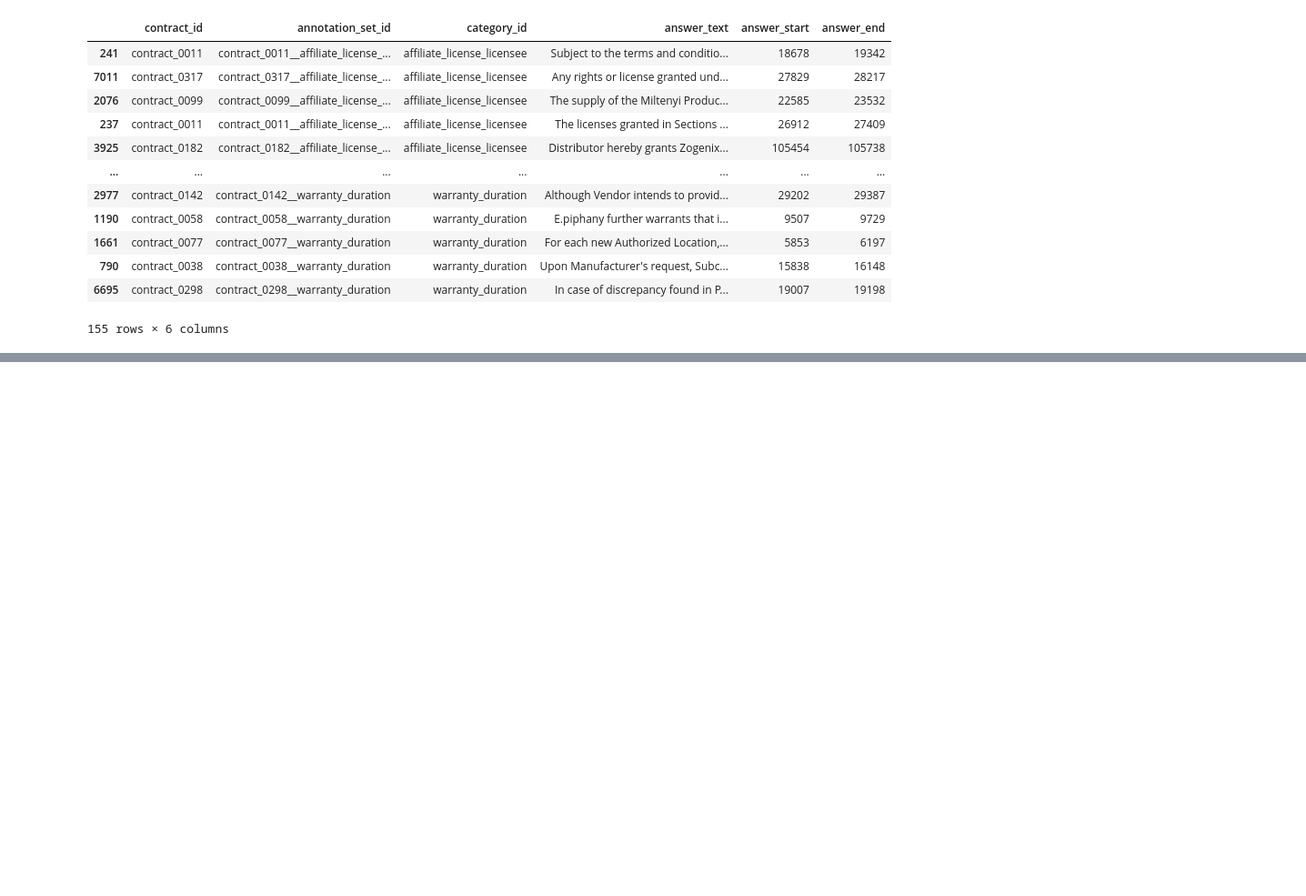
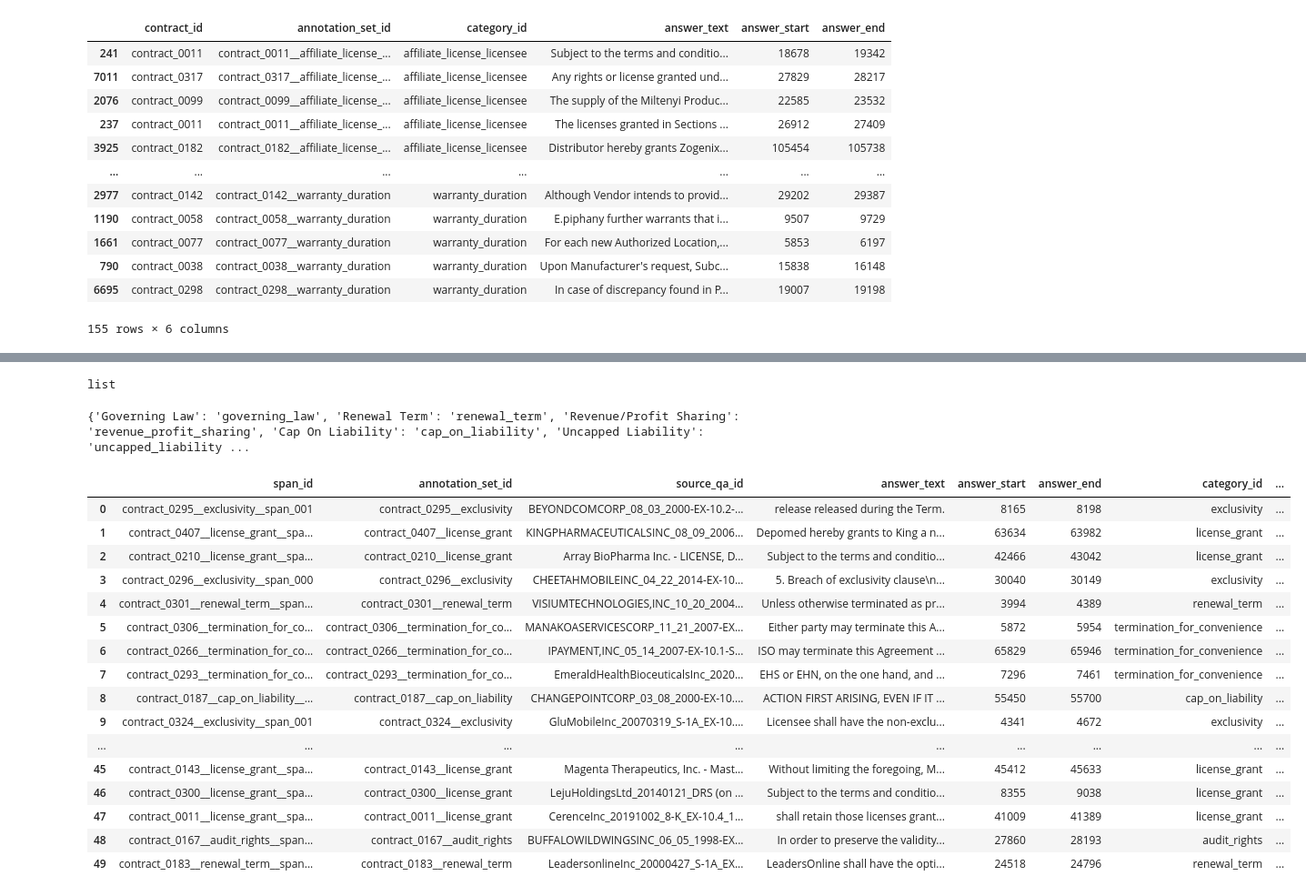
Before and after one commit to Break-Through-Tech/Accenture-1O-contract-review-challenge, a Jupyter notebook: notebooks/task7_build_categories.ipynb, the cells around one changed output, grey strips where cells are left out. Shown at 91% size. Saved outputs shown, nothing was run; the diff lists cells and outputs as text; code cells hidden in the pictures; blank space fills up the shorter version.

```diff
--- a/notebooks/task7_build_categories.ipynb
+++ b/notebooks/task7_build_categories.ipynb
@@ -276,0 +314,70 @@ negative_examples
+# %%
+type(final_cat_names)
+# %% [output]
+list
+# %%
+name_to_id_map = {
+    name: name.lower().replace(" ", "_").replace("/", "_")
+    for name in final_cat_names
+}
+
+id_to_name = {
+    category_id: name
+    for name, category_id in name_to_id_map.items()
+}
+
+print(name_to_id_map)
+# %% [output]
+{'Governing Law': 'governing_law', 'Renewal Term': 'renewal_term', 'Revenue/Profit Sharing': 'revenue_profit_sharing', 'Cap On Liability': 'cap_on_liability', 'Uncapped Liability': 'uncapped_liability ...
+# %%
+# real annotated spans, already restricted to the final 10 categories (positive_spans),
+# with contract_id attached (pos_span_w_contract, built in the Positive Examples section above)
+candidate_pool = pos_span_w_contract
+
+def hard_negatives_for(target_name, n=5, seed=42):
+    target_id = name_to_id_map[target_name]
+    pool = candidate_pool[candidate_pool["category_id"] != target_id]
+
+    picks = []
+    partner_name = bundle_partner.get(target_name)
+    partner_id = name_to_id_map.get(partner_name) if partner_name else None
+    if partner_id is not None:
+        partner_pool = pool[pool["category_id"] == partner_id]
+        n_partner = min(3, len(partner_pool))
+        if n_partner:
+            picks.append(partner_pool.sample(n=n_partner, random_state=seed))
+
+    chosen_so_far = pd.concat(picks) if picks else pool.iloc[0:0]
+    remaining = n - len(chosen_so_far)
+    if remaining > 0:
+        rest_pool = pool[~pool.index.isin(chosen_so_far.index)]
+        picks.append(rest_pool.sample(n=min(remaining, len(rest_pool)), random_state=seed))
+
+    result = pd.concat(picks).reset_index(drop=True)
+    result["target_category"] = target_name
+    result["negative_source_category"] = result["category_id"].map(id_to_name)
+    return result
+
+hard_negative_examples = pd.concat(
+    [hard_negatives_for(name) for name in final_cat_names],
+    ignore_index=True,
+)
+hard_negative_examples
+# %% [output]
+|  | span_id | annotation_set_id | source_qa_id | answer_text | answer_start | answer_end | category_id | ... |
+| 0 | contract_0295__exclusivity__span_001 | contract_0295__exclusivity | BEYONDCOMCORP_08_03_2000-EX-10.2-... | release released during the Term. | 8165 | 8198 | exclusivity | ... |
+| 1 | contract_0407__license_grant__spa... | contract_0407__license_grant | KINGPHARMACEUTICALSINC_08_09_2006... | Depomed hereby grants to King a n... | 63634 | 63982 | license_grant | ... |
+| 2 | contract_0210__license_grant__spa... | contract_0210__license_grant | Array BioPharma Inc. - LICENSE, D... | Subject to the terms and conditio... | 42466 | 43042 | license_grant | ... |
+| 3 | contract_0296__exclusivity__span_000 | contract_0296__exclusivity | CHEETAHMOBILEINC_04_22_2014-EX-10... | 5. Breach of exclusivity clause\n... | 30040 | 30149 | exclusivity | ... |
+| 4 | contract_0301__renewal_term__span... | contract_0301__renewal_term | VISIUMTECHNOLOGIES,INC_10_20_2004... | Unless otherwise terminated as pr... | 3994 | 4389 | renewal_term | ... |
+| 5 | contract_0306__termination_for_co... | contract_0306__termination_for_co... | MANAKOASERVICESCORP_11_21_2007-EX... | Either party may terminate this A... | 5872 | 5954 | termination_for_convenience | ... |
+| 6 | contract_0266__termination_for_co... | contract_0266__termination_for_co... | IPAYMENT,INC_05_14_2007-EX-10.1-S... | ISO may terminate this Agreement ... | 65829 | 65946 | termination_for_convenience | ... |
+| 7 | contract_0293__termination_for_co... | contract_0293__termination_for_co... | EmeraldHealthBioceuticalsInc_2020... | EHS or EHN, on the one hand, and ... | 7296 | 7461 | termination_for_convenience | ... |
+| 8 | contract_0187__cap_on_liability__... | contract_0187__cap_on_liability | CHANGEPOINTCORP_03_08_2000-EX-10.... | ACTION FIRST ARISING, EVEN IF IT ... | 55450 | 55700 | cap_on_liability | ... |
+| 9 | contract_0324__exclusivity__span_001 | contract_0324__exclusivity | GluMobileInc_20070319_S-1A_EX-10.... | Licensee shall have the non-exclu... | 4341 | 4672 | exclusivity | ... |
+| ... | ... | ... | ... | ... | ... | ... | ... | ... |
+| 45 | contract_0143__license_grant__spa... | contract_0143__license_grant | Magenta Therapeutics, Inc. - Mast... | Without limiting the foregoing, M... | 45412 | 45633 | license_grant | ... |
+| 46 | contract_0300__license_grant__spa... | contract_0300__license_grant | LejuHoldingsLtd_20140121_DRS (on ... | Subject to the terms and conditio... | 8355 | 9038 | license_grant | ... |
+| 47 | contract_0011__license_grant__spa... | contract_0011__license_grant | CerenceInc_20191002_8-K_EX-10.4_1... | shall retain those licenses grant... | 41009 | 41389 | license_grant | ... |
+| 48 | contract_0167__audit_rights__span... | contract_0167__audit_rights | BUFFALOWILDWINGSINC_06_05_1998-EX... | In order to preserve the validity... | 27860 | 28193 | audit_rights | ... |
+| 49 | contract_0183__renewal_term__span... | contract_0183__renewal_term | LeadersonlineInc_20000427_S-1A_EX... | LeadersOnline shall have the opti... | 24518 | 24796 | renewal_term | ... |
```
Also changed, not shown: parts of 12 cells of this notebook, 1 other file.
